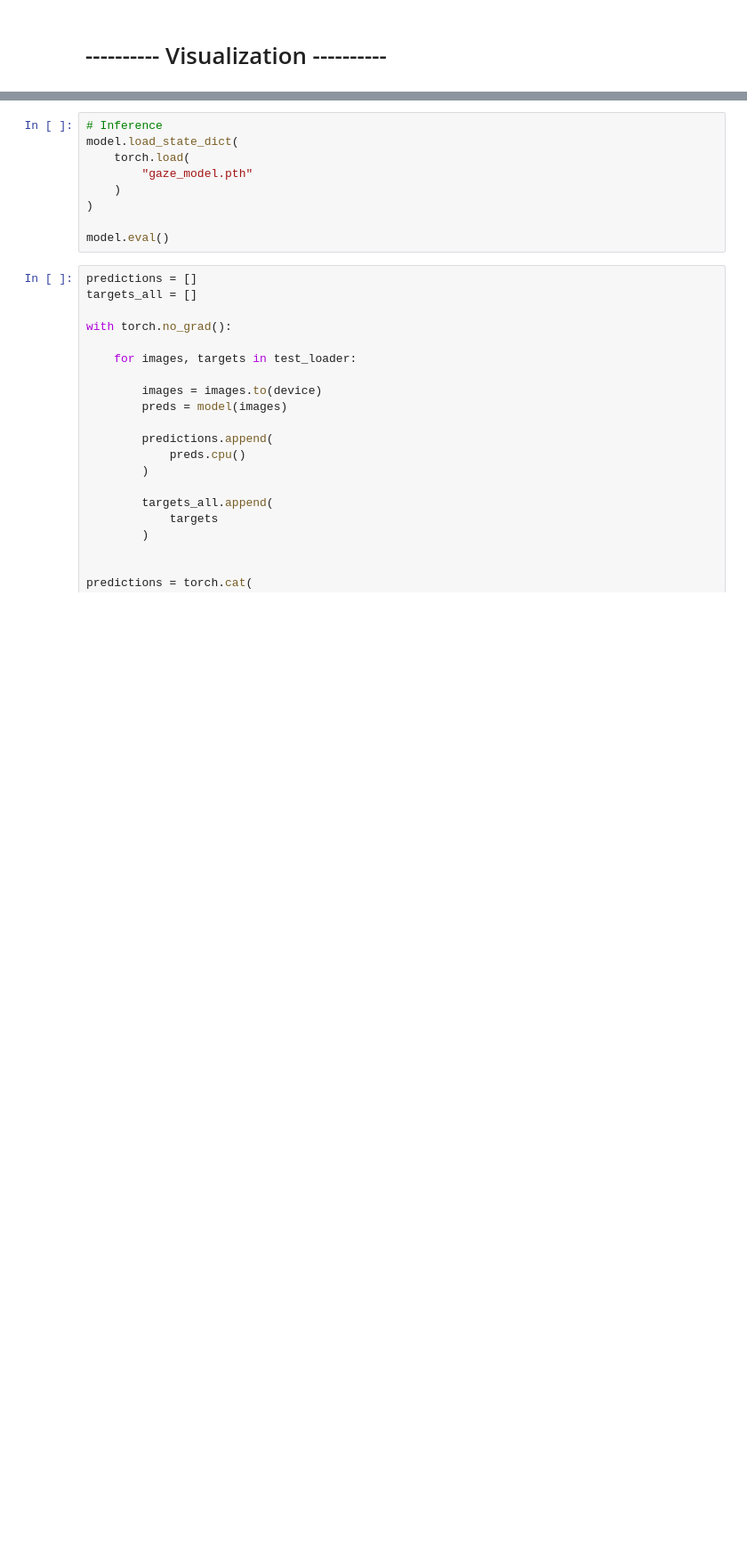
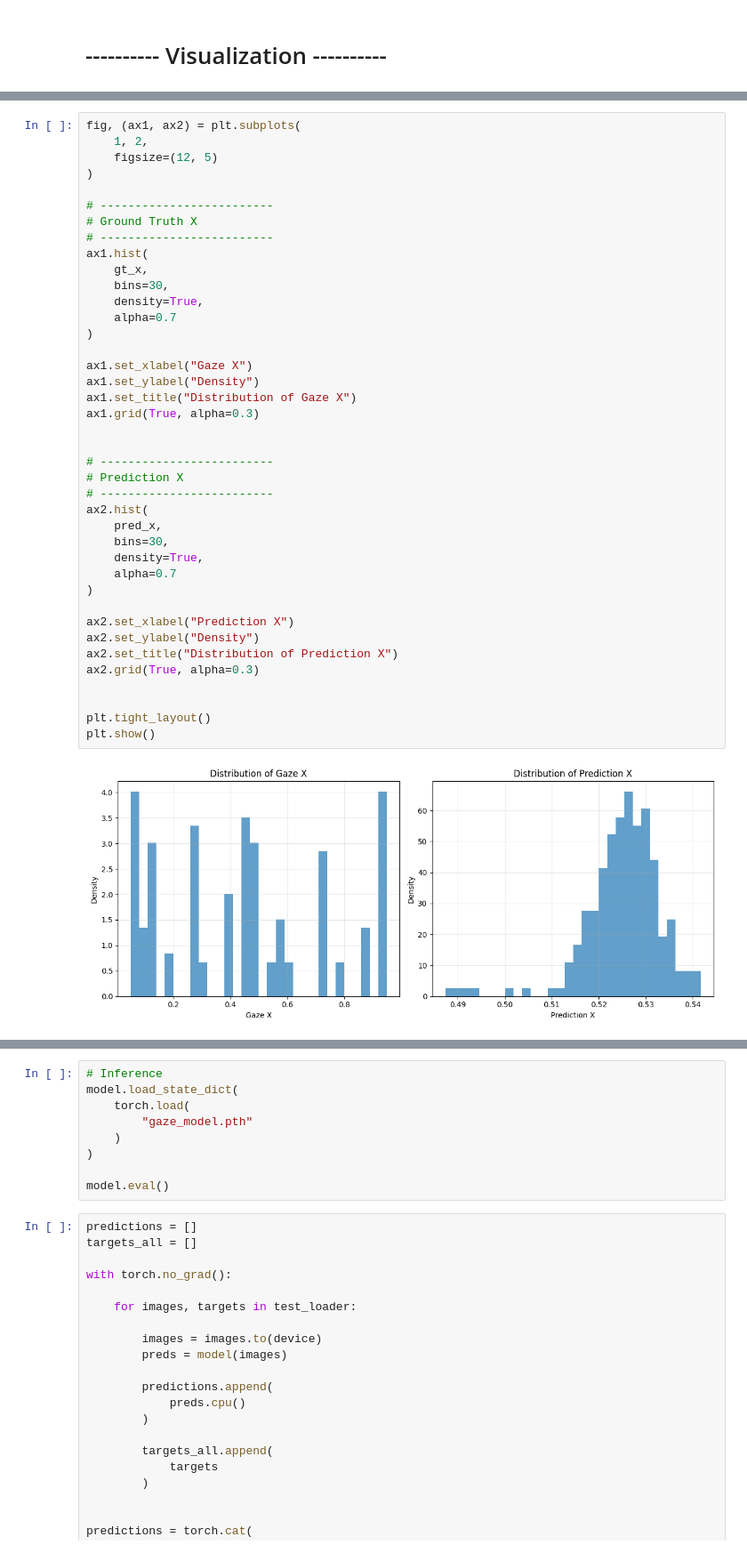
Before and after one commit to RafeiKAr/gaze-estimation, a Jupyter notebook: notebook_model_train.ipynb, the cells around one changed output, grey strips where cells are left out. Shown at 89% size. Cells and saved outputs as stored; diff of their text form; blank space fills up the shorter version.

```diff
--- a/notebook_model_train.ipynb
+++ b/notebook_model_train.ipynb
@@ -1444,0 +1496,42 @@ print(results_df.shape)
+# %%
+fig, (ax1, ax2) = plt.subplots(
+    1, 2,
+    figsize=(12, 5)
+)
+
+# -------------------------
+# Ground Truth X
+# -------------------------
+ax1.hist(
+    gt_x,
+    bins=30,
+    density=True,
+    alpha=0.7
+)
+
+ax1.set_xlabel("Gaze X")
+ax1.set_ylabel("Density")
+ax1.set_title("Distribution of Gaze X")
+ax1.grid(True, alpha=0.3)
+
+
+# -------------------------
+# Prediction X
+# -------------------------
+ax2.hist(
+    pred_x,
+    bins=30,
+    density=True,
+    alpha=0.7
+)
+
+ax2.set_xlabel("Prediction X")
+ax2.set_ylabel("Density")
+ax2.set_title("Distribution of Prediction X")
+ax2.grid(True, alpha=0.3)
+
+
+plt.tight_layout()
+plt.show()
+# %% [output]
+[figure, added]
```
Also changed, not shown: parts of 32 cells of this notebook, 4 other files.
